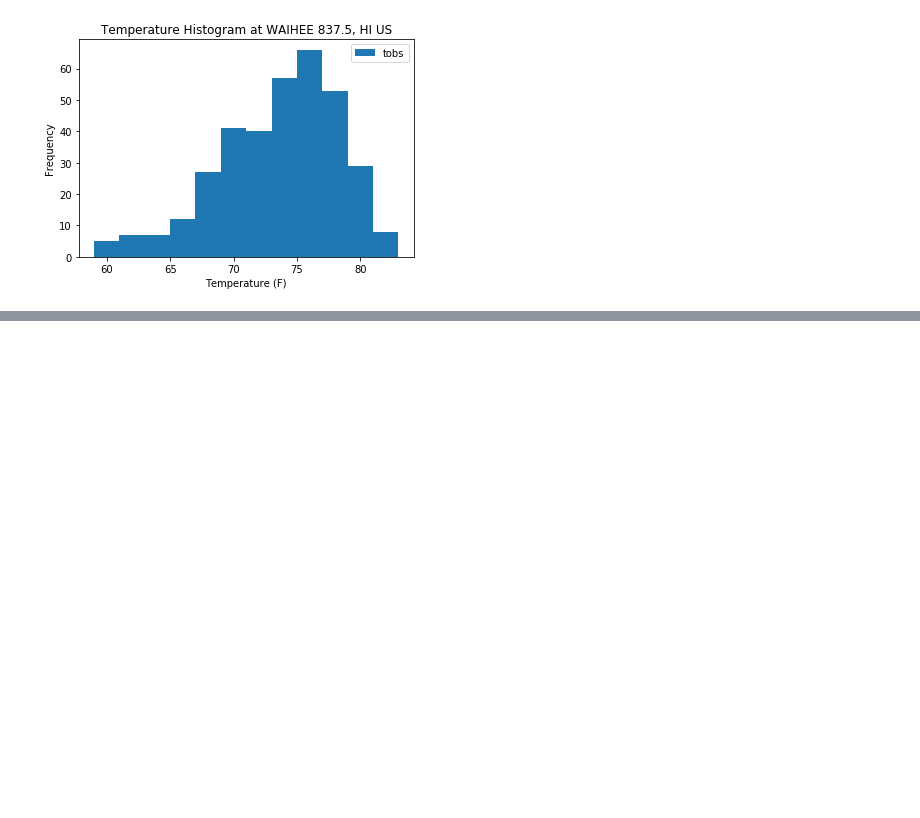
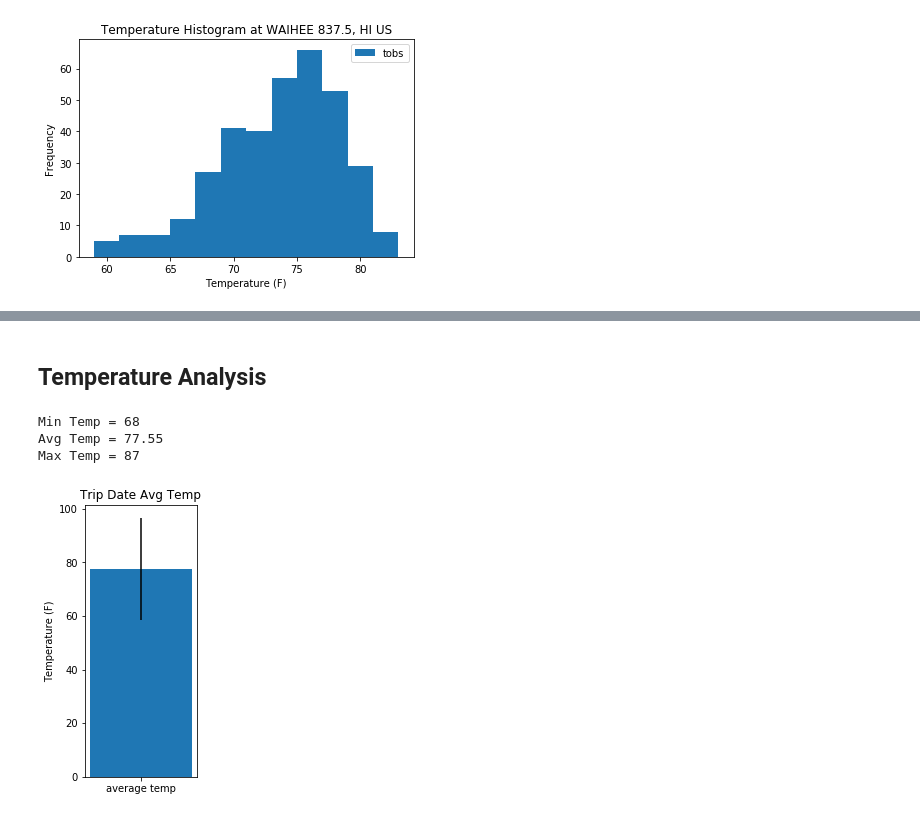
Before and after one commit to caelanosullivan/Flask-SQLAlchemy-hawaii-climate, a Jupyter notebook: climate_analysis.ipynb, the cells around one changed output, grey strips where cells are left out. Drawn from its saved outputs; the diff is of its cells as text; code cells hidden in the pictures; blank space fills up the shorter version.

Commit message:
Completed average and extreme temperature analysis; created function and bar chart

```diff
--- a/climate_analysis.ipynb
+++ b/climate_analysis.ipynb
@@ -307,3 +299,49 @@ ValueError: dictionary update sequence element #0 has length 3; 2 is required
+# %% [markdown]
+## Temperature Analysis
+# %%
+# Create a function to accept a start date and end date in the format %Y-%m-%d and
+# return the minimum, average, and maximum temperatures for that range of dates.
+
+def calc_temps(start_date, end_date):
+
+    return session.query(func.min(Measurement.tobs), func.avg(Measurement.tobs), func.max(Measurement.tobs)).\
+        filter(Measurement.date >= start_date).filter(Measurement.date <= end_date).all()
+
+# Test example
+# print(calc_temps('2012-02-28', '2012-03-05'))
+# %%
+# Use the calc_temps function to calculate temperatures for target date range using matching dates from previous year
+# Given that my trip is planned for May 15-23, 2018:
+
+trip_estimate = calc_temps('2017-05-15', '2017-15-23')
+#print(trip_estimate)
+
+
+# Assign variables to temperatures
+
+min_temp = trip_estimate[0][0]
+avg_temp = trip_estimate[0][1]
+max_temp = trip_estimate[0][2]
+
+# Output
+
+print(f'Min Temp = {min_temp}')
+print(f'Avg Temp = {avg_temp:.2f}')
+print(f'Max Temp = {max_temp}')
+# %% [output]
+Min Temp = 68
+Avg Temp = 77.55
+Max Temp = 87
+# %%
+# Create bar chart of results
+
+plt.figure(figsize=(2,5))
+plt.title("Trip Date Avg Temp")
+plt.ylabel("Temperature (F)")
+plt.bar(1, avg_temp, yerr = (max_temp - min_temp), tick_label = "average temp")
+plt.show()
+# %% [output]
+[figure, added]
 # %%
 # ax.bar(prcp_twelve_months_df['prcp'], prcp_twelve_months_df['date'])
 # plt.show()
```
Also changed, not shown: parts of 3 cells of this notebook.
